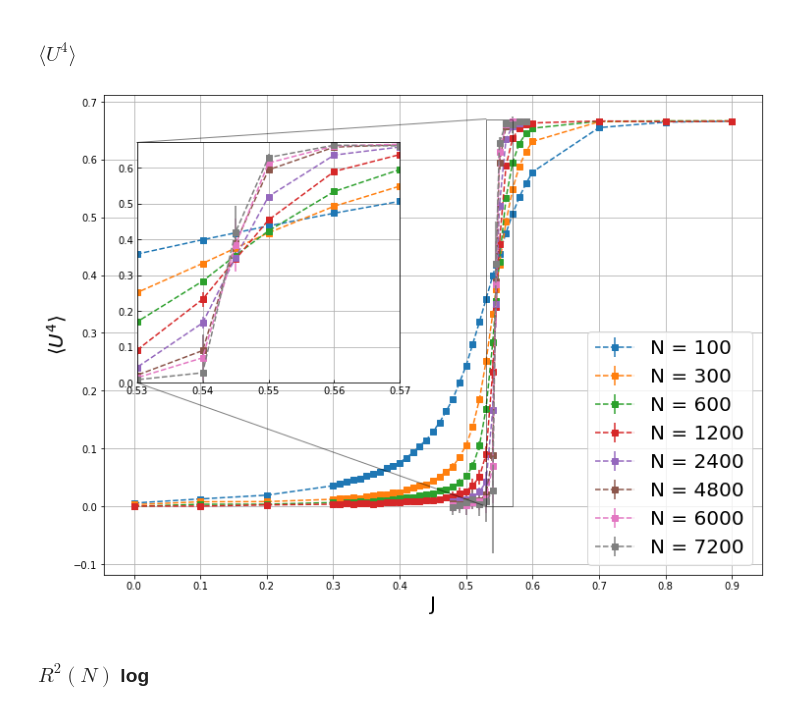
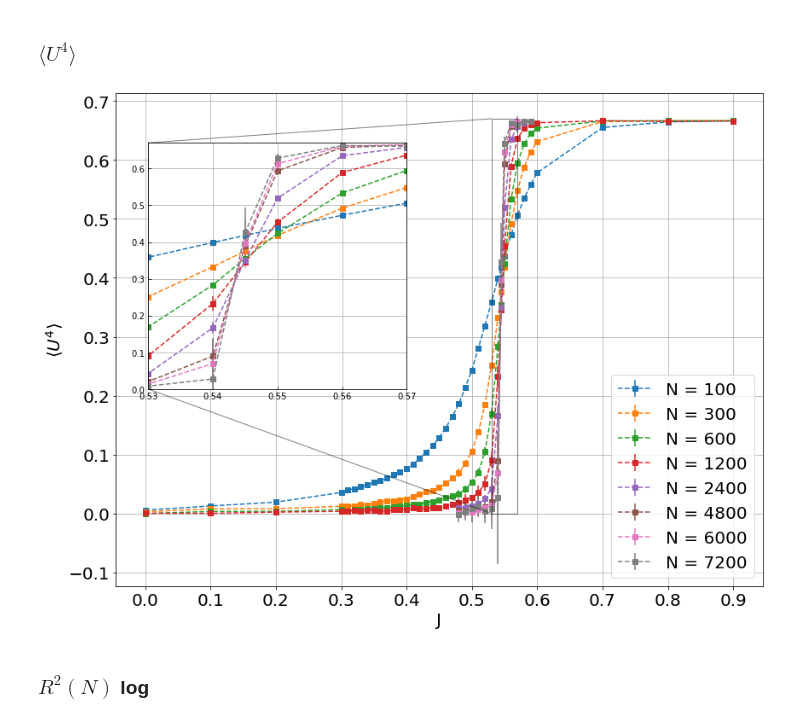
Before and after one commit to Chpel/ProjectMagnet, a Jupyter notebook: Расчёты .ipynb/IsingISAW_Triangle.ipynb, the cells around one changed output. Drawn from its saved outputs; the diff is of its cells as text; code cells hidden in the pictures.

```diff
--- a/Расчёты .ipynb/IsingISAW_Triangle.ipynb
+++ b/Расчёты .ipynb/IsingISAW_Triangle.ipynb
@@ -218,35 +223,37 @@ x = 'J'
 y_name = 'U4'
 ye_name = 'err_U4'
 
 fig, ax = plt.subplots(figsize=(12,9))
 Ns = data.N.unique()
 for n in Ns:
     dataN = data[data.N == n]
     ax.errorbar(x=x, y=y_name, yerr=ye_name, fmt='s--', data=dataN, label=f'N = {n}')
 
 axins=ax.inset_axes([0.05, 0.4, 0.4, 0.5])
 for n in Ns:
     dataN = data[data.N == n]
     axins.errorbar(x='J', y=y_name, yerr=ye_name, fmt='s--', data=dataN, label=f'N = {n}')
 x1, x2, y1, y2 = 0.532, 0.568, 0., 0.67
 axins.set_xlim(x1, x2)
 axins.set_ylim(y1, y2)
 axins.set_xticks(np.unique(np.round(np.linspace(x1, x2, 6),2)))
 axins.tick_params(direction='in')
 #axins.set_xticklabels([])
 #axins.set_yticklabels([])
 axins.grid()
 ax.indicate_inset_zoom(axins, edgecolor="black", label='')
 
 
 plt.xlabel('J', fontsize=20)
 plt.ylabel(r'$\langle U^4 \rangle$', fontsize=20)
 plt.legend(loc=4, fontsize=20);
 plt.xticks(np.linspace(0,0.9,10));
 plt.grid();
-#plt.savefig(Photos_dir / 'IsISAW_U4.png')
+plt.tick_params(labelsize=20)
+plt.tight_layout()
+plt.savefig(Photos_dir / 'TrIsISAW_U4.png')
 # %% [output]
-[figure, old version]
+[figure, new version]
 # %% [markdown]
 ### $R^2(N)$ log
 # %%
```
Also changed, not shown: parts of 7 cells of this notebook, 13 other files.
